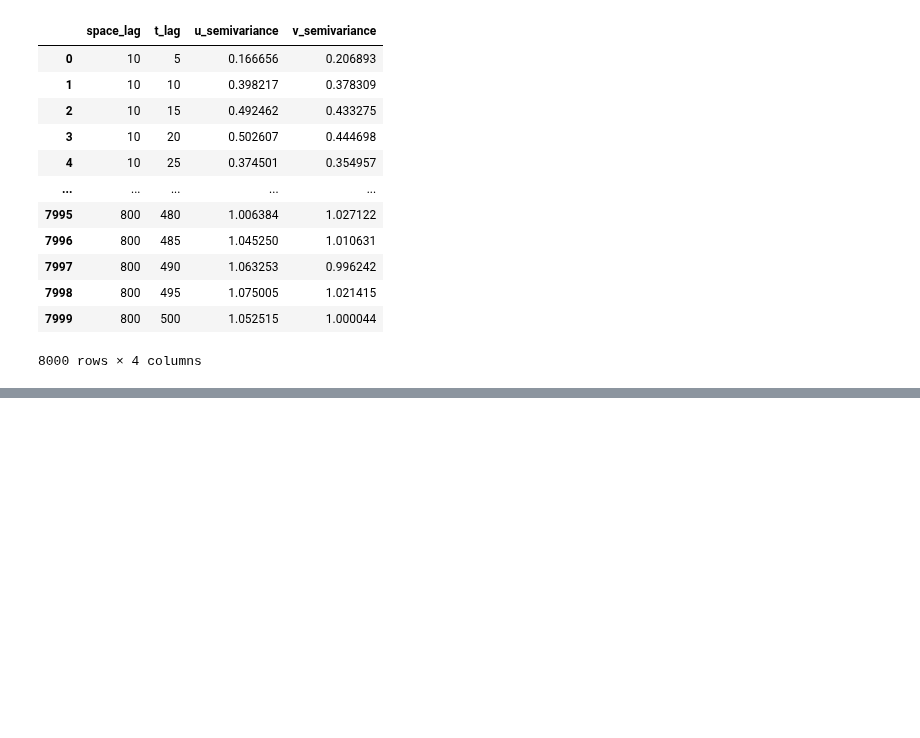
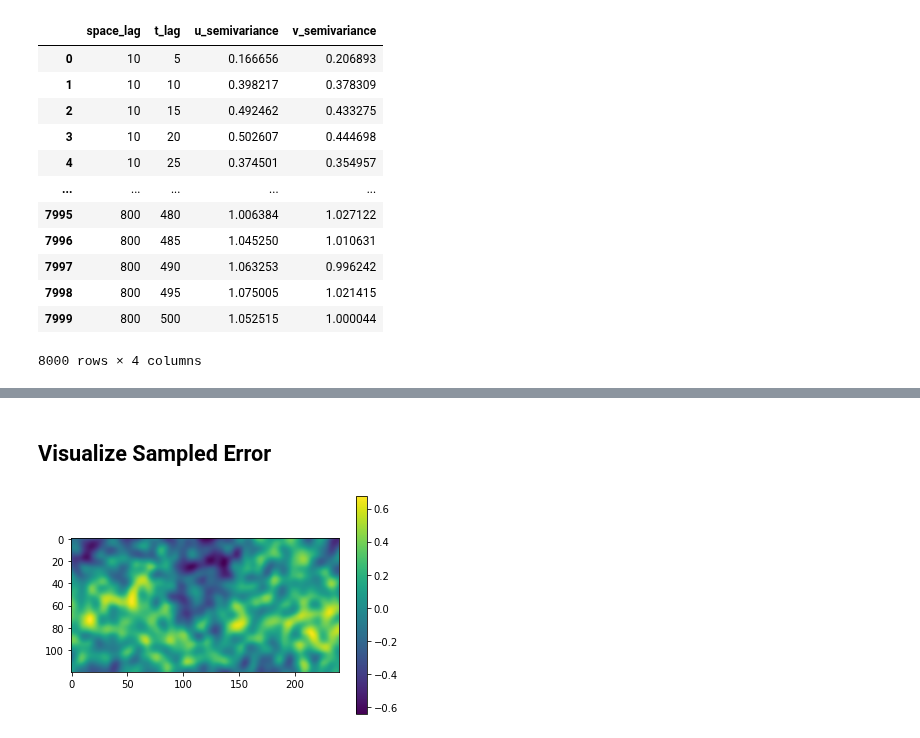
Before and after one commit to MariusWiggert/OceanPlatformControl, a Jupyter notebook: ocean_navigation_simulator/generative_error_model/notebooks/curve_fitting.ipynb, the cells around one changed output, grey strips where cells are left out. Drawn from its saved outputs; the diff is of its cells as text; code cells hidden in the pictures; blank space fills up the shorter version.

```diff
--- a/ocean_navigation_simulator/generative_error_model/notebooks/curve_fitting.ipynb
+++ b/ocean_navigation_simulator/generative_error_model/notebooks/curve_fitting.ipynb
@@ -96,0 +66,11 @@ list(variogram.item().get("detrend_metrics").values())[0]
+# %% [markdown]
+## Visualize Sampled Error
+# %%
+ds = xr.open_dataset("/home/jonas/Downloads/temp/sample_noise.nc")
+u_error = ds["u_error"].values[:,:,0]
+u_error = u_error.T
+plt.imshow(u_error)
+plt.colorbar()
+plt.show()
+# %% [output]
+[figure, added]
```
Also changed, not shown: parts of 8 cells of this notebook, 4 other files.
